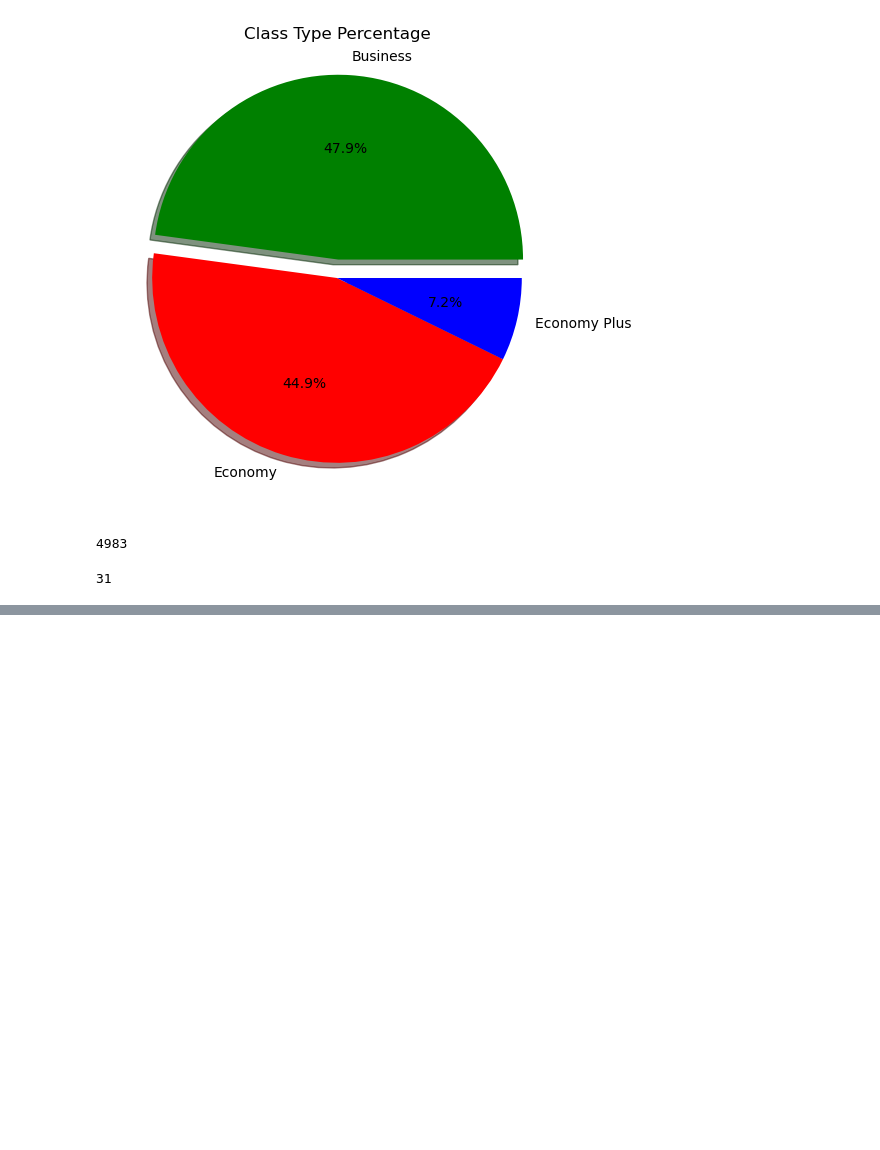
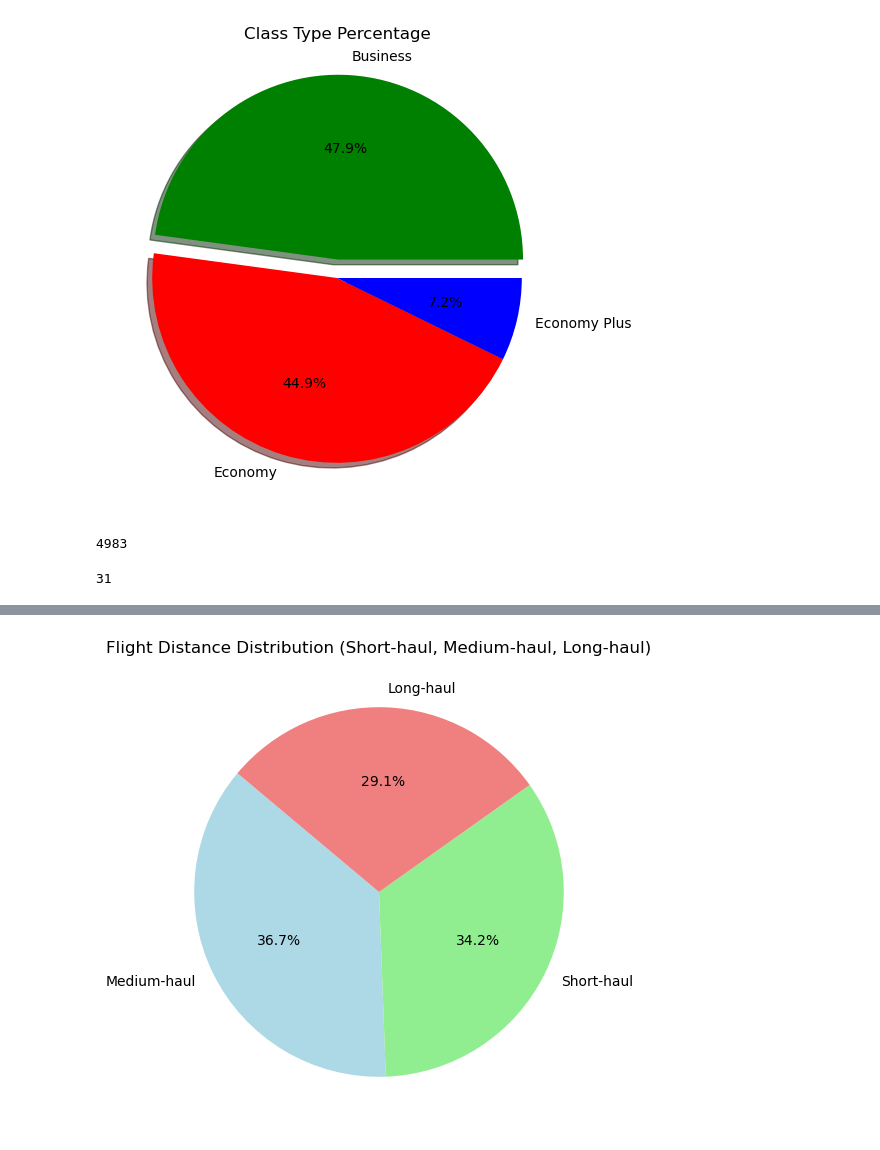
Before and after one commit to SK4TER3TAILWHIP/Data_project_1, a Jupyter notebook: Tanner.ipynb, the cells around one changed output, grey strips where cells are left out. Cells and saved outputs as stored; diff of their text form; code cells hidden in the pictures; blank space fills up the shorter version.

```diff
--- a/Tanner.ipynb
+++ b/Tanner.ipynb
@@ -143,14 +181,18 @@ flight_distance_min
 # %%
-# Creating bins for increments of 500 in the Flight data
-bins = range(0, 5000, 500)
+# Categorize flights based on distance
+airline_data['Flight Type'] = pd.cut(
+    airline_data['Flight Distance'],
+    bins=[0, 549, 1550, float('inf')],
+    labels=['Short-haul', 'Medium-haul', 'Long-haul']
+)
 
-flight_distance_bins = pd.cut(airline_data['Flight Distance'], bins=bins)
-flight_distance_counts = flight_distance_bins.value_counts().sort_index()
+# Count the number of each flight type
+flight_type_counts = airline_data['Flight Type'].value_counts(normalize=True) * 100
 
-labels = [f"{interval.le}]-{interval.right} miles" for interval in flight_distance_counts.index]
-sizes = flight_distance_counts.values
-colors = plt.cm.viridis_r(range(len(labels))) # Use a colormap for varied colors
-
-# Plot the pie chart
-plt.figure(figsize=(10,8))
-plt.pie
+# Plot the flight type distribution as a pie chart
+plt.figure(figsize=(8, 6))
+plt.pie(flight_type_counts, labels=flight_type_counts.index, autopct='%1.1f%%', startangle=140, colors=['lightblue', 'lightgreen', 'lightcoral'])
+plt.title('Flight Distance Distribution (Short-haul, Medium-haul, Long-haul)')
+plt.show()
+# %% [output]
+[figure, added]
```
Also changed, not shown: parts of 10 cells of this notebook.
